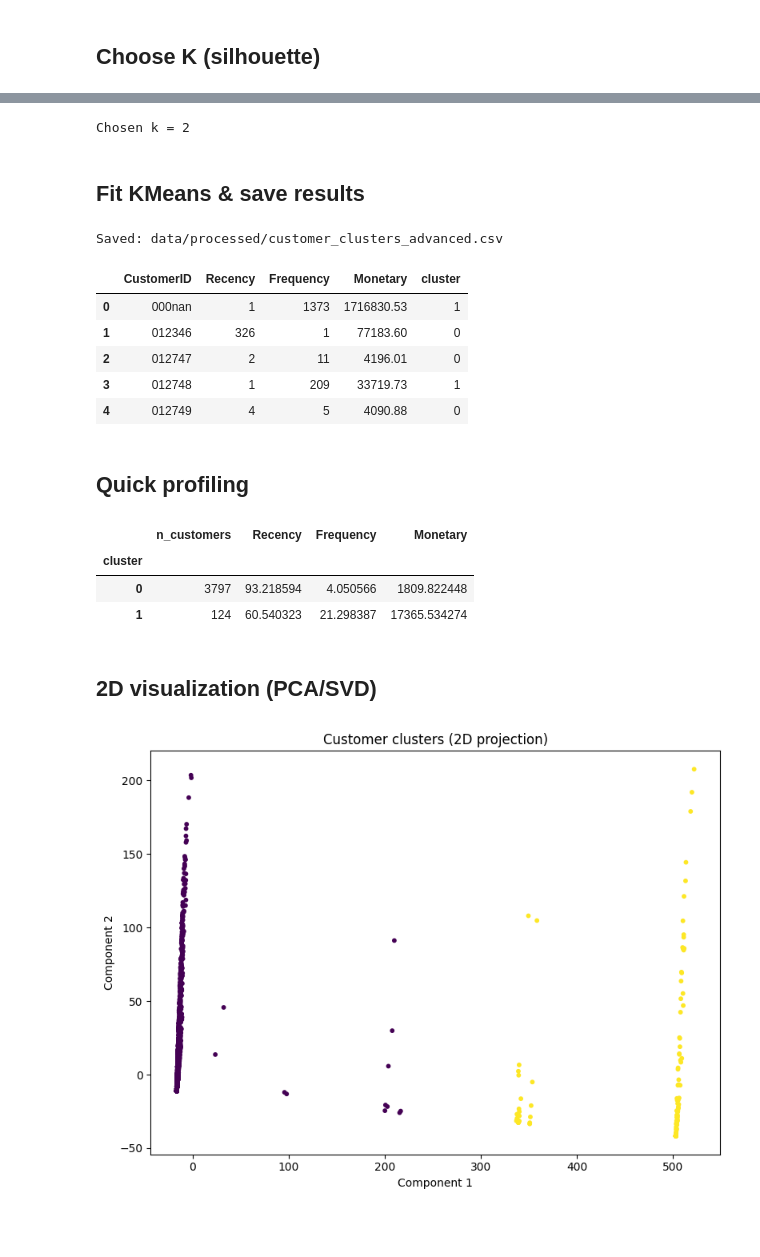
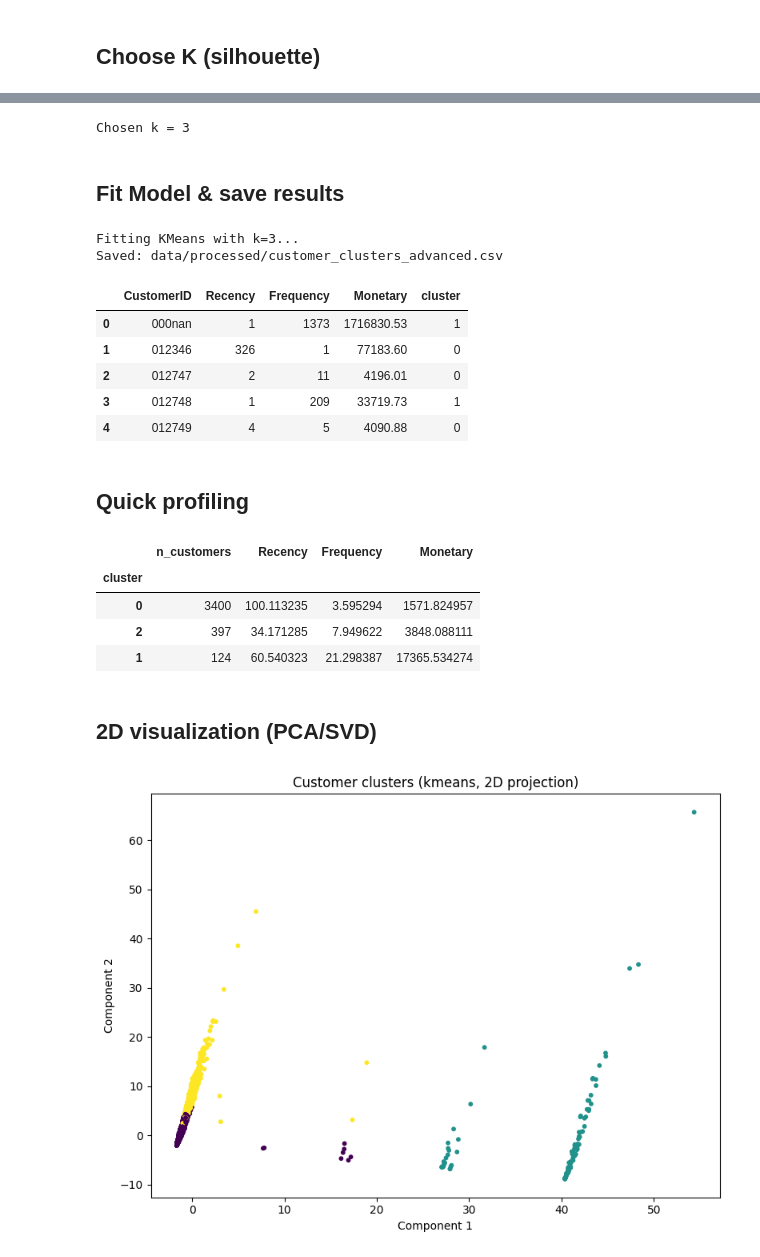
Before and after one commit to nguyenthanhtung2k4/MiniProject_shop_cluster, a Jupyter notebook: notebooks/runs/clustering_from_rules_advanced_run.ipynb, the cells around one changed output, grey strips where cells are left out. Drawn from its saved outputs; the diff is of its cells as text; code cells hidden in the pictures; blank space fills up the shorter version.

```diff
--- a/notebooks/runs/clustering_from_rules_advanced_run.ipynb
+++ b/notebooks/runs/clustering_from_rules_advanced_run.ipynb
@@ -32,6 +32,7 @@ K_MIN = 2
 K_MAX = 10
 N_CLUSTERS = None            # None => chọn theo silhouette, hoặc đặt số cụ thể (vd 5)
 RANDOM_STATE = 42
+ALGO = "kmeans"              # kmeans | agglomerative
 
 # Output
 OUTPUT_CLUSTER_PATH = "data/processed/customer_clusters_from_rules.csv"
@@ -49,10 +50,10 @@ WEIGHTING = "lift"
 MIN_ANTECEDENT_LEN = 1
 USE_RFM = True
 RFM_SCALE = True
-RULE_SCALE = False
+RULE_SCALE = True
 K_MIN = 2
 K_MAX = 10
-N_CLUSTERS = None
+N_CLUSTERS = 3
 RANDOM_STATE = 42
 OUTPUT_CLUSTER_PATH = "data/processed/customer_clusters_advanced.csv"
 PROJECTION_METHOD = "pca"
@@ -162,11 +163,17 @@ best_k = int(sil_df.loc[0, 'k'])
 k = best_k if N_CLUSTERS is None else int(N_CLUSTERS)
 print('Chosen k =', k)
 # %% [output]
-Chosen k = 2
+Chosen k = 3
 # %% [markdown]
-## Fit KMeans & save results
+## Fit Model & save results
 # %%
-labels = clusterer.fit_kmeans(X, n_clusters=k, random_state=RANDOM_STATE)
+if ALGO == "agglomerative":
+    print(f"Fitting Agglomerative Clustering with k={k}...")
+    labels = clusterer.fit_agglomerative(X, n_clusters=k)
+else:
+    print(f"Fitting KMeans with k={k}...")
+    labels = clusterer.fit_kmeans(X, n_clusters=k, random_state=RANDOM_STATE)
+
 meta_out = meta.copy()
 meta_out['cluster'] = labels
 
@@ -176,6 +183,7 @@ meta_out.to_csv(OUTPUT_CLUSTER_PATH, index=False)
 print('Saved:', OUTPUT_CLUSTER_PATH)
 meta_out.head()
 # %% [output]
+Fitting KMeans with k=3...
 Saved: data/processed/customer_clusters_advanced.csv
 |  | CustomerID | Recency | Frequency | Monetary | cluster |
 | 0 | 000nan | 1 | 1373 | 1716830.53 | 1 |
@@ -195,19 +203,20 @@ summary
 # %% [output]
 |  | n_customers | Recency | Frequency | Monetary |
 | cluster |  |  |  |  |
-| 0 | 3797 | 93.218594 | 4.050566 | 1809.822448 |
+| 0 | 3400 | 100.113235 | 3.595294 | 1571.824957 |
+| 2 | 397 | 34.171285 | 7.949622 | 3848.088111 |
 | 1 | 124 | 60.540323 | 21.298387 | 17365.534274 |
 # %% [markdown]
 ## 2D visualization (PCA/SVD)
 # %%
 if PLOT_2D:
     Z = clusterer.project_2d(X, method=PROJECTION_METHOD, random_state=RANDOM_STATE)
     plt.figure(figsize=(8,6))
     plt.scatter(Z[:,0], Z[:,1], c=labels, s=10)
-    plt.title('Customer clusters (2D projection)')
+    plt.title(f'Customer clusters ({ALGO}, 2D projection)')
     plt.xlabel('Component 1')
     plt.ylabel('Component 2')
     plt.tight_layout()
     plt.show()
 # %% [output]
-[figure, old version]
+[figure, new version]
```
Also changed, not shown: parts of 3 cells of this notebook, 20 other files.
